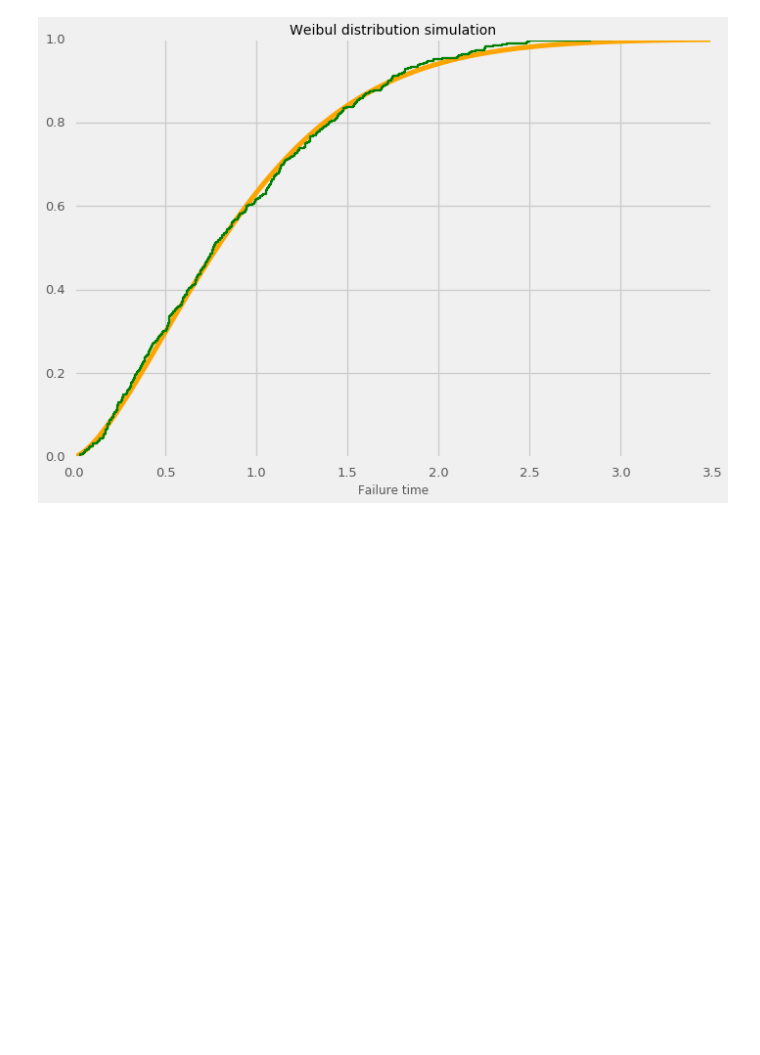
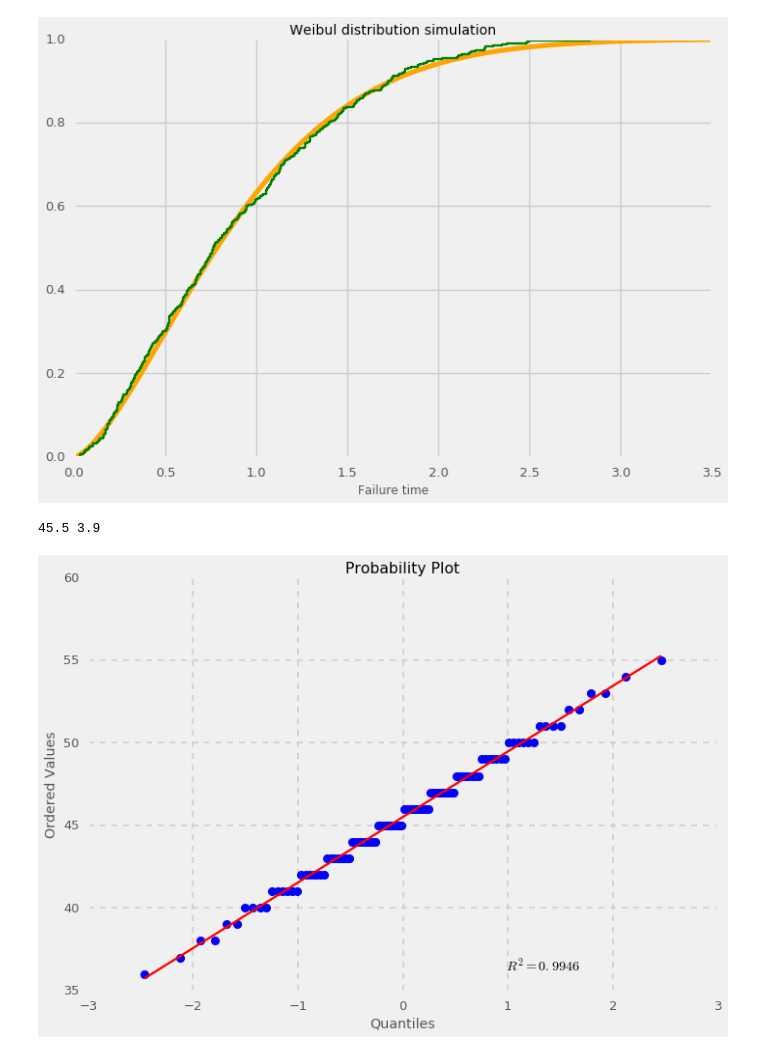
Before and after one commit to doolingdavid/Mastering-Python-Data-Analysis, a Jupyter notebook: learning.ipynb, the cells around one changed output. Saved outputs shown, nothing was run; the diff lists cells and outputs as text; code cells hidden in the pictures; blank space fills up the shorter version.

```diff
--- a/learning.ipynb
+++ b/learning.ipynb
@@ -622,3 +622,15 @@ plt.title('Weibul distribution simulation', fontsize=14)
 plt.xlabel('Failure time', fontsize=12);
 # %% [output]
 [figure]
+# %%
+wing_lengths = np.fromfile('Chapter 3/data/housefly-wing-lengths.txt',
+                          sep='\n',dtype=np.int64)
+mean, std = st.norm.fit(wing_lengths)
+print(mean, std)
+# %% [output]
+45.5 3.9
+# %%
+st.probplot(wing_lengths, dist='norm', plot=plt)
+plt.grid(lw=1.5, ls='dashed')
+# %% [output]
+[figure, added]
```
Also changed, not shown: parts of 1 cell of this notebook.
